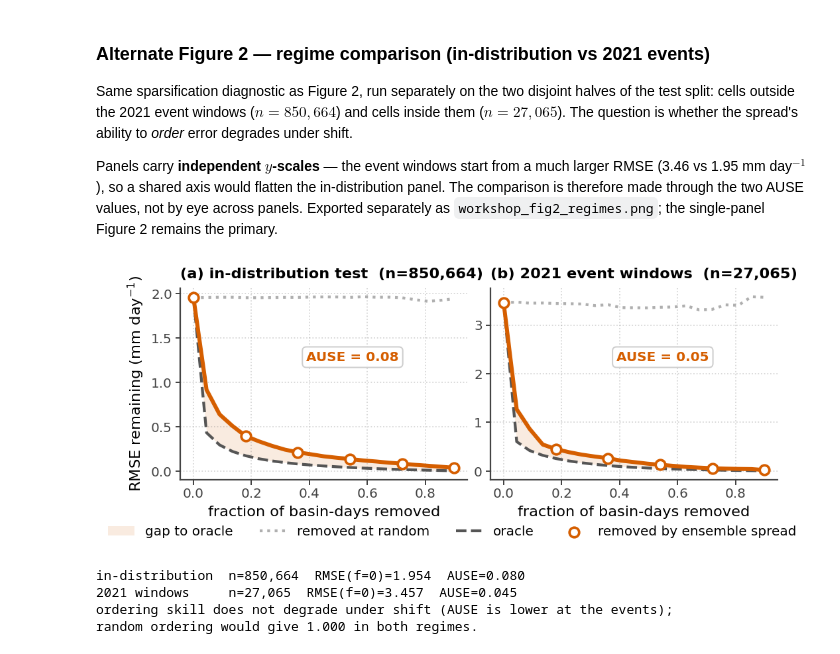
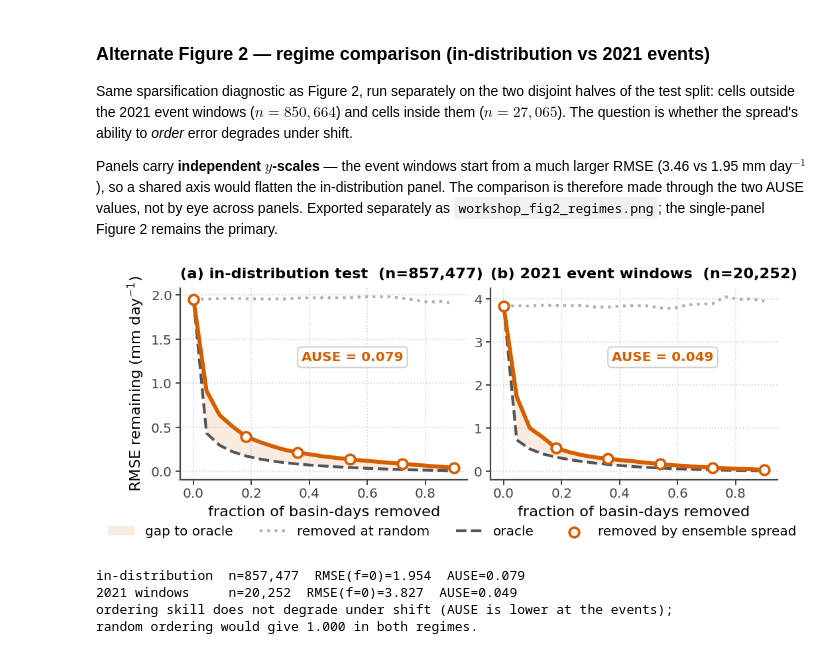
Before and after one commit to TWilson05/EA-LSTM-Streamflow, a Jupyter notebook: notebooks/workshop_figures.ipynb, the cells around one changed output. Drawn from its saved outputs; the diff is of its cells as text; code cells hidden in the pictures.

```diff
--- a/notebooks/workshop_figures.ipynb
+++ b/notebooks/workshop_figures.ipynb
@@ -99,11 +101,25 @@ Z = 1.96
 # ---- OOD illustration windows (2021 heat dome, AR flood) ----
 EVENTS = {"2021 heat dome": ("2021-06-01","2021-07-31"),
           "2021 AR flood":  ("2021-10-20","2021-12-10")}
-ood_date = np.zeros(len(dates), bool)
-for a,b in EVENTS.values(): ood_date |= (dates>=pd.Timestamp(a)) & (dates<=pd.Timestamp(b))
 test = (split=="test")
-M_ind = (test & ~ood_date)[:,None] & valid      # in-distribution test cells
-M_ood = (test & ood_date)[:,None] & valid       # OOD event cells (test-only by construction)
+
+# Each event gets its own SPATIAL extent -- pooling both over all 269 basins dilutes the
+# regional one and flatters it. Heat dome: domain-wide (forcing selection would retain
+# 264/269, so restricting is pointless). AR flood: a Lower Mainland / SW-BC event, so
+# basins west of -121 deg only -- a generous, purely geographic cut that conditions on
+# neither the forcing nor the outcome. See the block-separation cell for the sensitivity.
+from src.config import OUTPUT_STATIC_ATTR
+_at = pd.read_csv(OUTPUT_STATIC_ATTR, index_col=0); _at.index = _at.index.astype(str)
+lon = _at.reindex(stations)["longitude"].values
+AR_WEST = (lon < -121) & np.isfinite(lon)                        # 74 basins
+HD_DAYS = (dates>=pd.Timestamp("2021-06-01")) & (dates<=pd.Timestamp("2021-07-31"))
+AR_DAYS = (dates>=pd.Timestamp("2021-10-20")) & (dates<=pd.Timestamp("2021-12-10"))
+ood_date = HD_DAYS | AR_DAYS                                     # dates only (Fig-1 hydrographs)
+# AR-window basin-days OUTSIDE the affected region are ordinary autumn conditions, so they
+# stay in the in-distribution group; the two groups remain an exhaustive partition of test.
+ood_cell = (HD_DAYS[:,None] & np.ones(len(stations), bool)[None,:]) | (AR_DAYS[:,None] & AR_WEST[None,:])
+M_ood = (test[:,None] & ood_cell) & valid       # OOD event basin-days (test-only by construction)
+M_ind = (test[:,None] & ~ood_cell) & valid      # in-distribution test basin-days
 err = np.abs(y-mu); err2 = (y-mu)**2
 
 # within-basin flow-percentile deciles (regime stratification), ranked within the TEST
@@ -112,7 +128,8 @@ pct = pd.DataFrame(np.where(test[:,None] & valid, y, np.nan)).rank(pct=True).to_
 bi = np.clip(np.nan_to_num(pct)*10, 0, 9).astype(int)
 tb = (test[:,None] & valid) & np.isfinite(pct)
 print(f"style: source {FIG_W*S:.1f}in wide (S={S}); set width=\\columnwidth in LaTeX")
-print(f"test cells {int(tb.sum()):,} | in-dist {int(M_ind.sum()):,} | OOD {int(M_ood.sum()):,}")
+print(f"test basin-days {int(tb.sum()):,} | in-dist {int(M_ind.sum()):,} | OOD {int(M_ood.sum()):,}"
+      f"  (heat dome all {len(stations)} basins; AR flood {int(AR_WEST.sum())} basins west of -121)")
 # %% [output]
 project root: /Users/justingallant/src/Research-2026S/EA-LSTM-Streamflow
 style: source 9.9in wide (S=1.8); set width=\columnwidth in LaTeX
@@ -402,36 +524,36 @@ Panels carry **independent $y$-scales** — the event windows start from a much
 # Alternate Figure 2: sparsification run separately in-distribution vs OOD windows.
 # Reuses sparsify() from the Figure 2 cell. AUSE is computed, never hardcoded, so this
 # figure and the primary Figure 2 cannot drift apart on the shared OOD number.
 fr_i,cp_i,co_i,cr_i,an_i = sparsify(sigma_e2[M_ind], err2[M_ind])
 fr_o,cp_o,co_o,cr_o,an_o = sparsify(sigma_e2[M_ood], err2[M_ood])
 
 fig, axs = plt.subplots(1, 2, figsize=figsize(2.3), layout="constrained")
 panels = [(cp_i,co_i,cr_i,an_i,"in-distribution test",int(M_ind.sum())),
           (cp_o,co_o,cr_o,an_o,"2021 event windows",  int(M_ood.sum()))]
 for k,(a,(cp,co,cr,au,ttl,nn)) in enumerate(zip(axs,panels)):
     a.fill_between(fr_i,co,cp,color=PALETTE["ens"],alpha=.12,lw=0,zorder=1,label="gap to oracle")
     a.plot(fr_i,cr,":",color=PALETTE["random"],lw=LW["ref"],zorder=2,label="removed at random")
     a.plot(fr_i,co,"--",color=PALETTE["ref"],lw=LW["ref"],zorder=3,label="oracle")
     a.plot(fr_i,cp,"-",color=PALETTE["ens"],lw=LW["curve"],zorder=4)
     a.scatter(fr_i[::4],cp[::4],s=sz(34),facecolor="white",edgecolor=PALETTE["ens"],
               linewidths=1.5*S,zorder=5,label="removed by ensemble spread")
     panel(a,"ab"[k],f"{ttl}  (n={nn:,})")
     a.set_xlabel("fraction of basin-days removed")
-    a.annotate(f"AUSE = {au:.2f}",xy=(.60,.62),xycoords="axes fraction",ha="center",
+    a.annotate(f"AUSE = {au:.3f}",xy=(.60,.62),xycoords="axes fraction",ha="center",
                fontsize=FS["ann"],fontweight="bold",color=PALETTE["ens"],zorder=6,
                bbox=dict(boxstyle="round,pad=.3",fc="white",ec="#CCCCCC",lw=.8*S,alpha=.95))
 axs[0].set_ylabel(r"RMSE remaining (mm day$^{-1}$)")
 h,l = axs[0].get_legend_handles_labels()
 fig.legend(h,l,loc="outside lower center",ncol=4,fontsize=FS["leg"],frameon=False)
 fig.savefig(FIG_OUT/"workshop_fig2_regimes.png"); plt.show()
 
 print(f"in-distribution  n={int(M_ind.sum()):,}  RMSE(f=0)={cp_i[0]:.3f}  AUSE={an_i:.3f}")
 print(f"2021 windows     n={int(M_ood.sum()):,}  RMSE(f=0)={cp_o[0]:.3f}  AUSE={an_o:.3f}")
 print("ordering skill does not degrade under shift (AUSE is lower at the events);")
 print("random ordering would give 1.000 in both regimes.")
 # %% [output]
-[figure, old version]
+[figure, new version]
-in-distribution  n=850,664  RMSE(f=0)=1.954  AUSE=0.080
-2021 windows     n=27,065  RMSE(f=0)=3.457  AUSE=0.045
+in-distribution  n=857,477  RMSE(f=0)=1.954  AUSE=0.079
+2021 windows     n=20,252  RMSE(f=0)=3.827  AUSE=0.049
 ordering skill does not degrade under shift (AUSE is lower at the events);
 random ordering would give 1.000 in both regimes.
```
Also changed, not shown: parts of 11 cells of this notebook, 1 other file.
